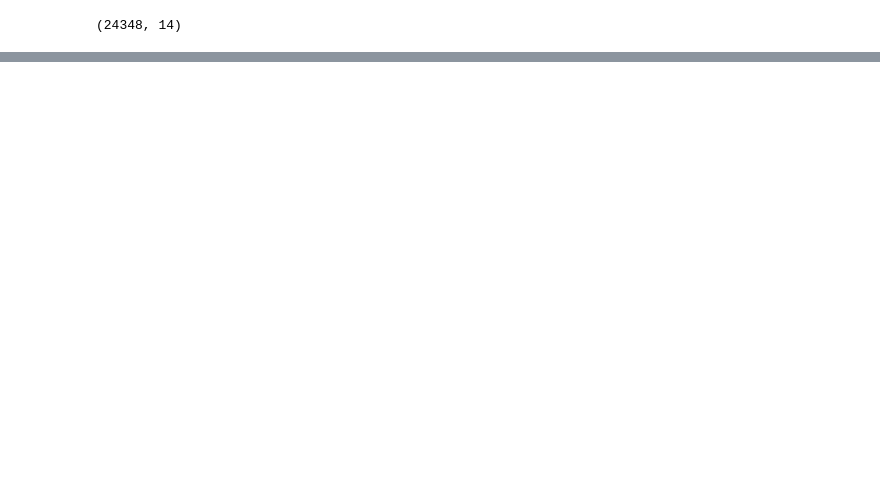
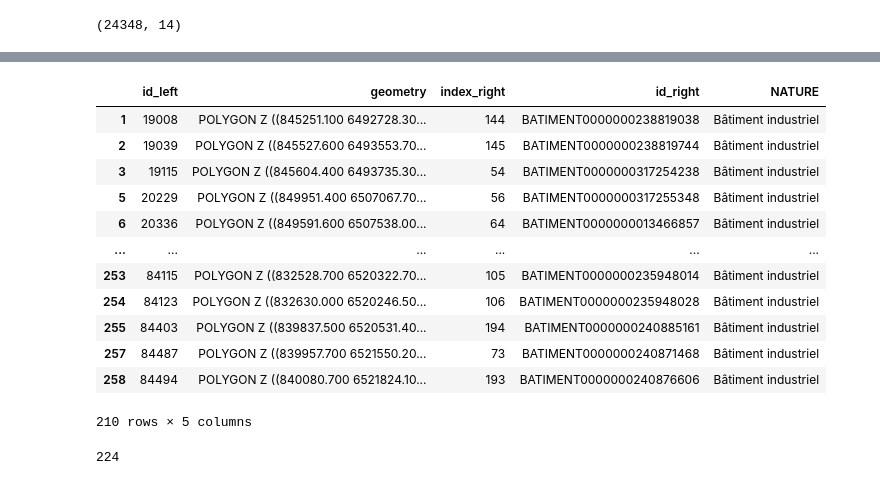
Before and after one commit to brustt/logistics_sprawl, a Jupyter notebook: notebooks/test_pipes.ipynb, the cells around one changed output, grey strips where cells are left out. Cells and saved outputs as stored; diff of their text form; code cells hidden in the pictures; blank space fills up the shorter version.

```diff
--- a/notebooks/test_pipes.ipynb
+++ b/notebooks/test_pipes.ipynb
@@ -33,0 +34,4 @@ communes.unary_union
+# %%
+date = '2013-01-01' # date de début
+year = date[:4]
+name="lyon"
@@ -104,0 +170,2 @@ bati_indus_2013_new.head(2)
+# %%
+wh_old = gpd.read_file("/home/rustt/Documents/IGAST/2_PROJETS/Projet_analyse_spatiale/old_review/data/processed/Entrepots/vecteur/Entrepots_LYON_2013_25km.gpkg")
@@ -104,0 +180,8 @@ bati_indus_2013_new.head(2)
+# %%
+year = "2013"
+wh_new = gpd.read_file(
+    make_path(
+        appariement_name.format(roi_name.upper(), year, int(r/1000)),
+        processed_data_path, name, year, "Appariement"
+    )
+).rename({"ID":"id"}, axis=1)
@@ -104,0 +229,20 @@ bati_indus_2013_new.head(2)
+# %%
+gpd.sjoin(wh_old, wh_new, predicate="intersects")
+# %% [output]
+|  | id_left | geometry | index_right | id_right | NATURE |
+| 1 | 19008 | POLYGON Z ((845251.100 6492728.30... | 144 | BATIMENT0000000238819038 | Bâtiment industriel |
+| 2 | 19039 | POLYGON Z ((845527.600 6493553.70... | 145 | BATIMENT0000000238819744 | Bâtiment industriel |
+| 3 | 19115 | POLYGON Z ((845604.400 6493735.30... | 54 | BATIMENT0000000317254238 | Bâtiment industriel |
+| 5 | 20229 | POLYGON Z ((849951.400 6507067.70... | 56 | BATIMENT0000000317255348 | Bâtiment industriel |
+| 6 | 20336 | POLYGON Z ((849591.600 6507538.00... | 64 | BATIMENT0000000013466857 | Bâtiment industriel |
+| ... | ... | ... | ... | ... | ... |
+| 253 | 84115 | POLYGON Z ((832528.700 6520322.70... | 105 | BATIMENT0000000235948014 | Bâtiment industriel |
+| 254 | 84123 | POLYGON Z ((832630.000 6520246.50... | 106 | BATIMENT0000000235948028 | Bâtiment industriel |
+| 255 | 84403 | POLYGON Z ((839837.500 6520531.40... | 194 | BATIMENT0000000240885161 | Bâtiment industriel |
+| 257 | 84487 | POLYGON Z ((839957.700 6521550.20... | 73 | BATIMENT0000000240871468 | Bâtiment industriel |
+| 258 | 84494 | POLYGON Z ((840080.700 6521824.10... | 193 | BATIMENT0000000240876606 | Bâtiment industriel |
+210 rows × 5 columns
+# %%
+len(set(wh_new["id"]).difference(wh_old["id"]))
+# %% [output]
+224
```
Also changed, not shown: parts of 52 cells of this notebook, 4 other files.
